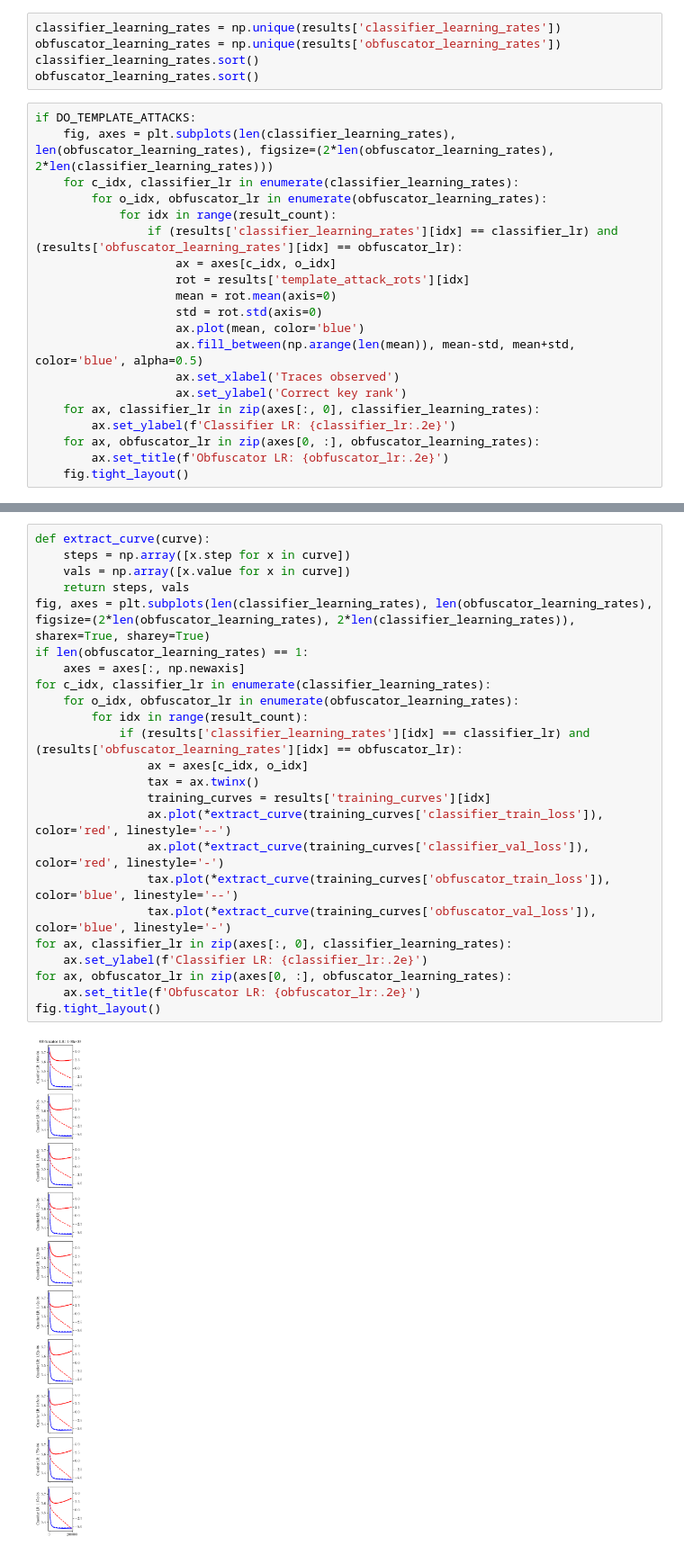
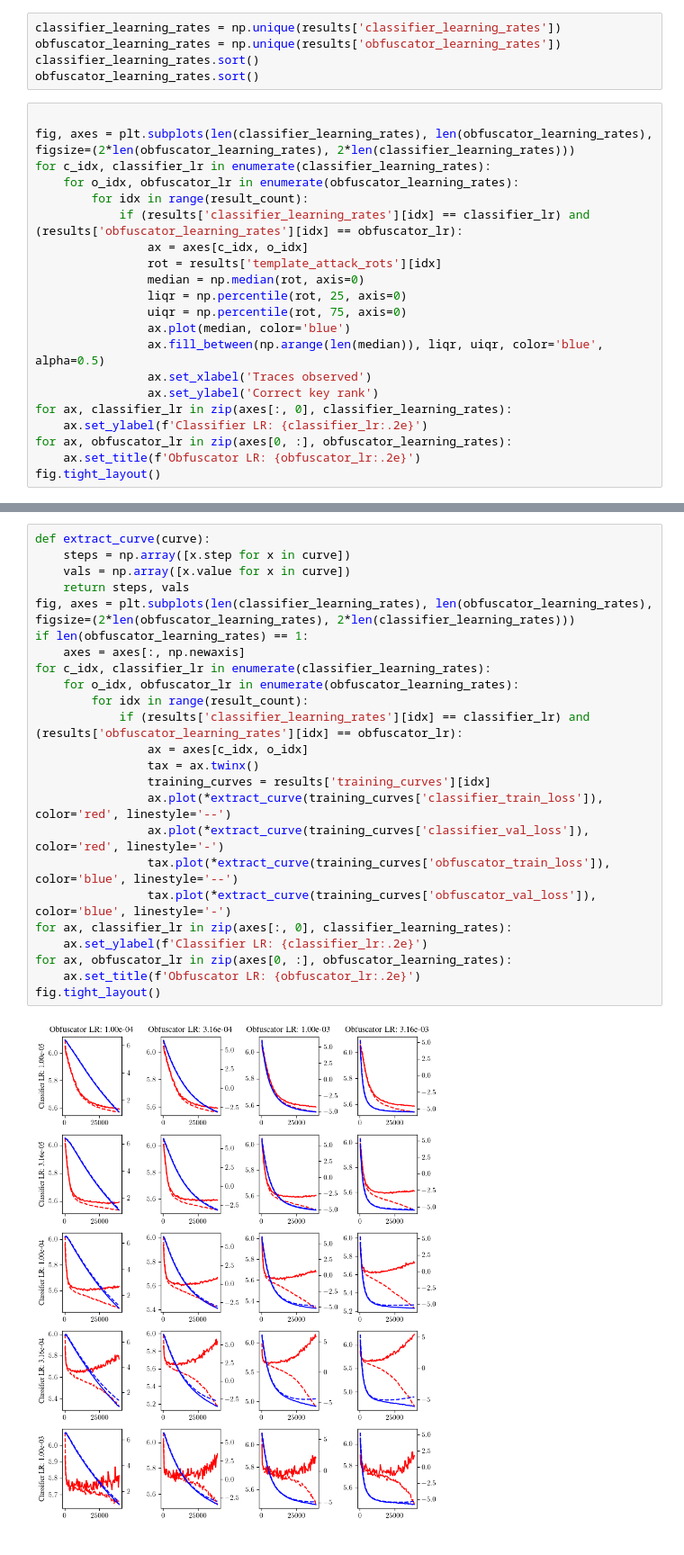
Before and after one commit to jimgammell/mi_leakage_localization, a Jupyter notebook: src/jupyter_notebooks/plot_lr_sweep.ipynb, the cells around one changed output, grey strips where cells are left out. Shown at 90% size. Saved outputs shown, nothing was run; the diff lists cells and outputs as text.

```diff
--- a/src/jupyter_notebooks/plot_lr_sweep.ipynb
+++ b/src/jupyter_notebooks/plot_lr_sweep.ipynb
@@ -70,22 +60,23 @@ obfuscator_learning_rates = np.unique(results['obfuscator_learning_rates'])
 classifier_learning_rates.sort()
 obfuscator_learning_rates.sort()
 # %%
-if DO_TEMPLATE_ATTACKS:
-    fig, axes = plt.subplots(len(classifier_learning_rates), len(obfuscator_learning_rates), figsize=(2*len(obfuscator_learning_rates), 2*len(classifier_learning_rates)))
-    for c_idx, classifier_lr in enumerate(classifier_learning_rates):
-        for o_idx, obfuscator_lr in enumerate(obfuscator_learning_rates):
-            for idx in range(result_count):
-                if (results['classifier_learning_rates'][idx] == classifier_lr) and (results['obfuscator_learning_rates'][idx] == obfuscator_lr):
-                    ax = axes[c_idx, o_idx]
-                    rot = results['template_attack_rots'][idx]
-                    mean = rot.mean(axis=0)
-                    std = rot.std(axis=0)
-                    ax.plot(mean, color='blue')
-                    ax.fill_between(np.arange(len(mean)), mean-std, mean+std, color='blue', alpha=0.5)
-                    ax.set_xlabel('Traces observed')
-                    ax.set_ylabel('Correct key rank')
-    for ax, classifier_lr in zip(axes[:, 0], classifier_learning_rates):
-        ax.set_ylabel(f'Classifier LR: {classifier_lr:.2e}')
-    for ax, obfuscator_lr in zip(axes[0, :], obfuscator_learning_rates):
-        ax.set_title(f'Obfuscator LR: {obfuscator_lr:.2e}')
-    fig.tight_layout()
+
+fig, axes = plt.subplots(len(classifier_learning_rates), len(obfuscator_learning_rates), figsize=(2*len(obfuscator_learning_rates), 2*len(classifier_learning_rates)))
+for c_idx, classifier_lr in enumerate(classifier_learning_rates):
+    for o_idx, obfuscator_lr in enumerate(obfuscator_learning_rates):
+        for idx in range(result_count):
+            if (results['classifier_learning_rates'][idx] == classifier_lr) and (results['obfuscator_learning_rates'][idx] == obfuscator_lr):
+                ax = axes[c_idx, o_idx]
+                rot = results['template_attack_rots'][idx]
+                median = np.median(rot, axis=0)
+                liqr = np.percentile(rot, 25, axis=0)
+                uiqr = np.percentile(rot, 75, axis=0)
+                ax.plot(median, color='blue')
+                ax.fill_between(np.arange(len(median)), liqr, uiqr, color='blue', alpha=0.5)
+                ax.set_xlabel('Traces observed')
+                ax.set_ylabel('Correct key rank')
+for ax, classifier_lr in zip(axes[:, 0], classifier_learning_rates):
+    ax.set_ylabel(f'Classifier LR: {classifier_lr:.2e}')
+for ax, obfuscator_lr in zip(axes[0, :], obfuscator_learning_rates):
+    ax.set_title(f'Obfuscator LR: {obfuscator_lr:.2e}')
+fig.tight_layout()
@@ -92,29 +85,29 @@ if DO_TEMPLATE_ATTACKS:
 # %%
 def extract_curve(curve):
     steps = np.array([x.step for x in curve])
     vals = np.array([x.value for x in curve])
     return steps, vals
-fig, axes = plt.subplots(len(classifier_learning_rates), len(obfuscator_learning_rates), figsize=(2*len(obfuscator_learning_rates), 2*len(classifier_learning_rates)), sharex=True, sharey=True)
+fig, axes = plt.subplots(len(classifier_learning_rates), len(obfuscator_learning_rates), figsize=(2*len(obfuscator_learning_rates), 2*len(classifier_learning_rates)))
 if len(obfuscator_learning_rates) == 1:
     axes = axes[:, np.newaxis]
 for c_idx, classifier_lr in enumerate(classifier_learning_rates):
     for o_idx, obfuscator_lr in enumerate(obfuscator_learning_rates):
         for idx in range(result_count):
             if (results['classifier_learning_rates'][idx] == classifier_lr) and (results['obfuscator_learning_rates'][idx] == obfuscator_lr):
                 ax = axes[c_idx, o_idx]
                 tax = ax.twinx()
                 training_curves = results['training_curves'][idx]
                 ax.plot(*extract_curve(training_curves['classifier_train_loss']), color='red', linestyle='--')
                 ax.plot(*extract_curve(training_curves['classifier_val_loss']), color='red', linestyle='-')
                 tax.plot(*extract_curve(training_curves['obfuscator_train_loss']), color='blue', linestyle='--')
                 tax.plot(*extract_curve(training_curves['obfuscator_val_loss']), color='blue', linestyle='-')
 for ax, classifier_lr in zip(axes[:, 0], classifier_learning_rates):
     ax.set_ylabel(f'Classifier LR: {classifier_lr:.2e}')
 for ax, obfuscator_lr in zip(axes[0, :], obfuscator_learning_rates):
     ax.set_title(f'Obfuscator LR: {obfuscator_lr:.2e}')
 fig.tight_layout()
 # %% [output]
-[figure, old version]
+[figure, new version]
 # %%
 fig, axes = plt.subplots(len(classifier_learning_rates), len(obfuscator_learning_rates), figsize=(2*len(obfuscator_learning_rates), 2*len(classifier_learning_rates)))
 if len(obfuscator_learning_rates) == 1:
```
Also changed, not shown: parts of 5 cells of this notebook, 21 other files.
